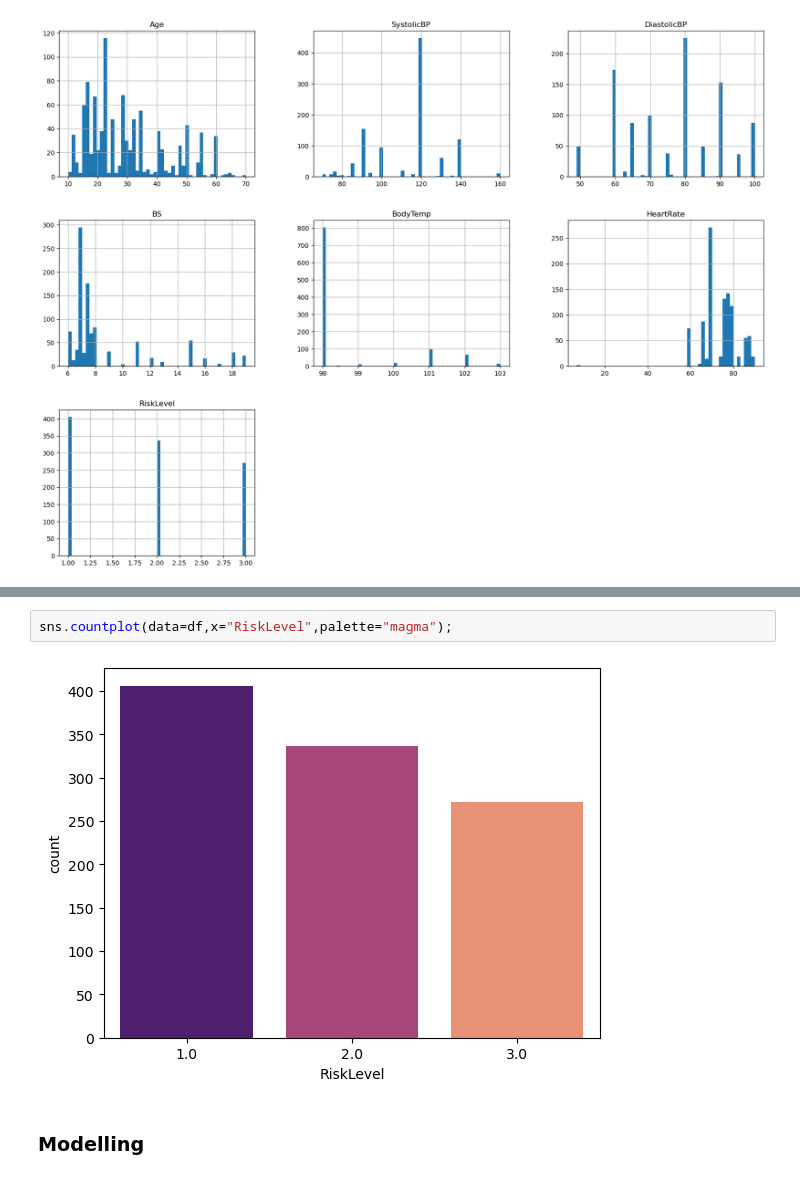
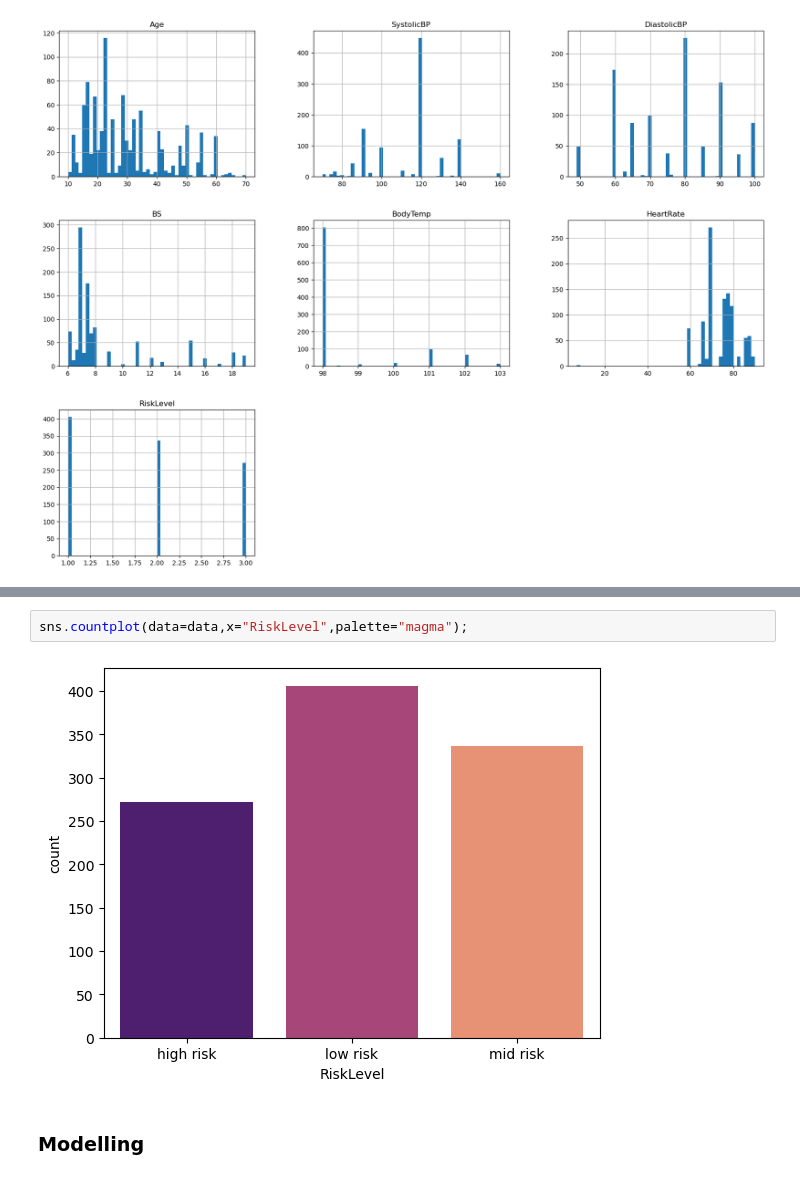
Before and after one commit to alegron-exe/maternal_health_risk, a Jupyter notebook: maternal_health_risk.ipynb, the cells around one changed output, grey strips where cells are left out. Saved outputs shown, nothing was run; the diff lists cells and outputs as text.

```diff
--- a/maternal_health_risk.ipynb
+++ b/maternal_health_risk.ipynb
@@ -238,7 +261,7 @@ Name: RiskLevel, dtype: int64
 # %%
-sns.countplot(data=df,x="RiskLevel",palette="magma");
+sns.countplot(data=data,x="RiskLevel",palette="magma");
 # %% [output]
-[figure, old version]
+[figure, new version]
 # %% [markdown]
 ### Modelling
 # %%
```
Also changed, not shown: parts of 51 cells of this notebook.
